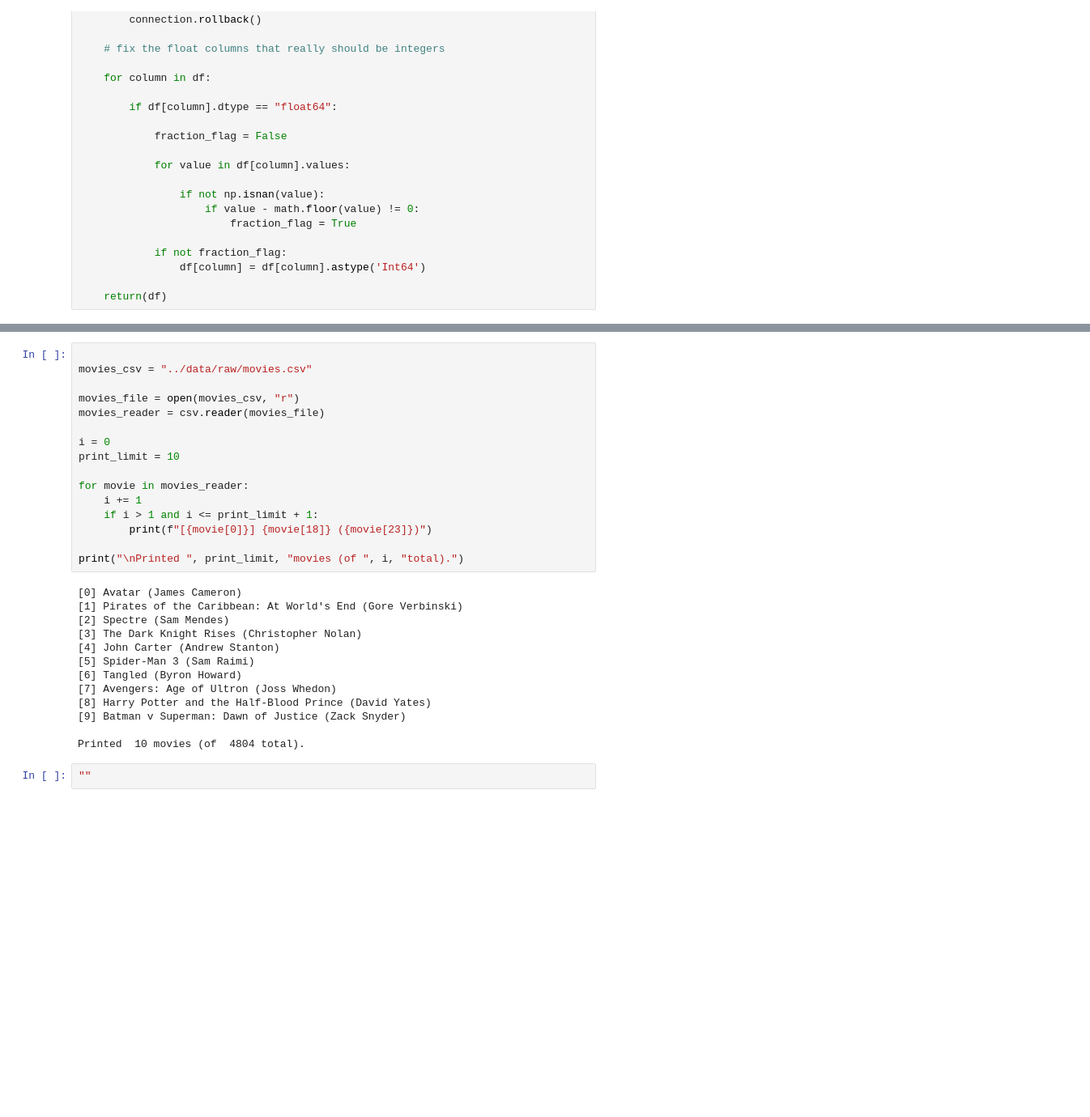
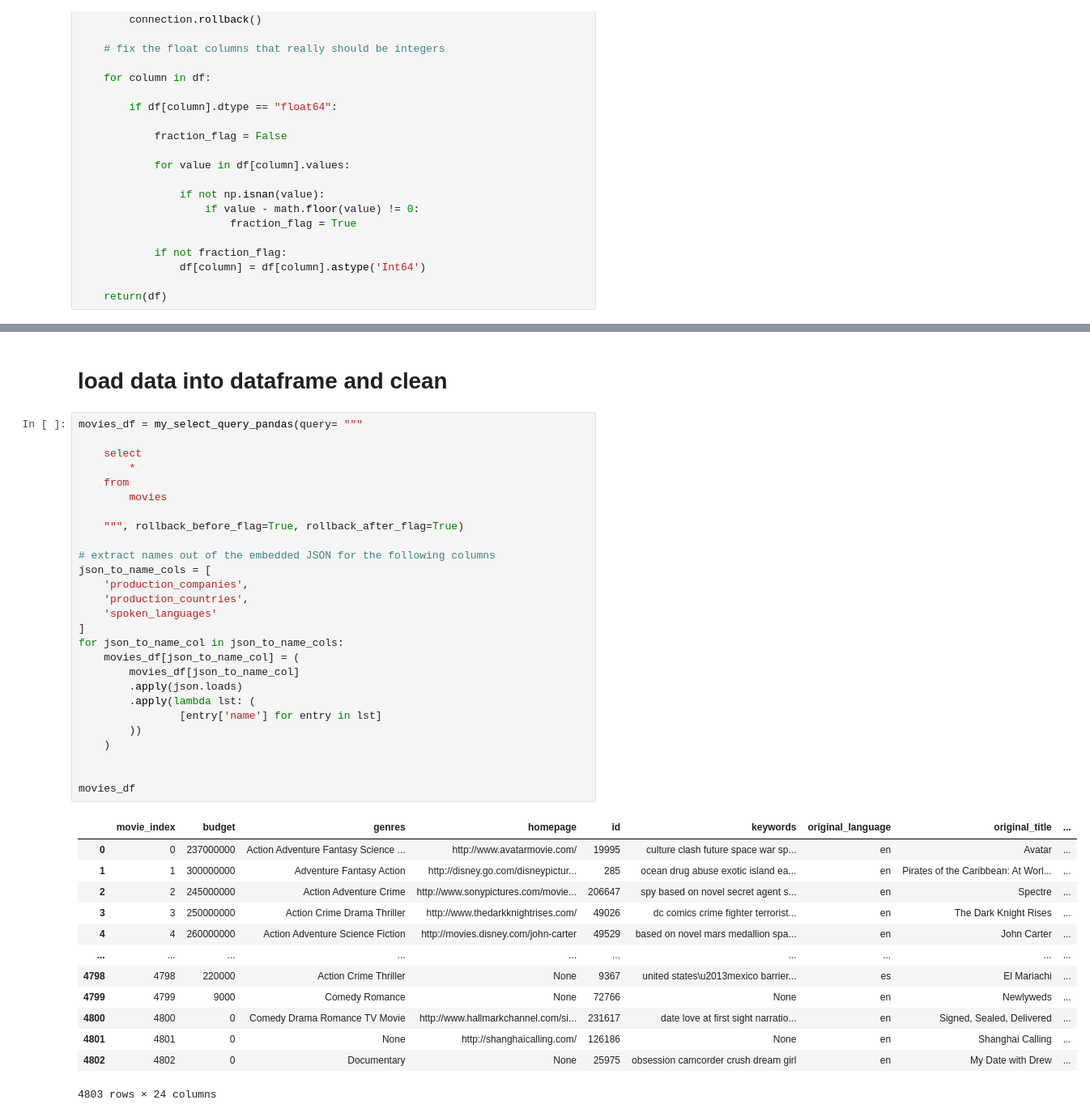
Before and after one commit to richardshelby/movie-recommendation-system, a Jupyter notebook: code/1.0-rjs-eda.ipynb, the cells around one changed output, grey strips where cells are left out. Shown at 81% size. Cells and saved outputs as stored; diff of their text form; blank space fills up the shorter version.

```diff
--- a/code/1.0-rjs-eda.ipynb
+++ b/code/1.0-rjs-eda.ipynb
@@ -98,31 +214,43 @@ connection.rollback()
-# %%
-
-movies_csv = "../data/raw/movies.csv"
-
-movies_file = open(movies_csv, "r")
-movies_reader = csv.reader(movies_file)
-
-i = 0
-print_limit = 10
-
-for movie in movies_reader:
-    i += 1
-    if i > 1 and i <= print_limit + 1:
-        print(f"[{movie[0]}] {movie[18]} ({movie[23]})")
-
-print("\nPrinted ", print_limit, "movies (of ", i, "total).")
-# %% [output]
-[0] Avatar (James Cameron)
-[1] Pirates of the Caribbean: At World's End (Gore Verbinski)
-[2] Spectre (Sam Mendes)
-[3] The Dark Knight Rises (Christopher Nolan)
-[4] John Carter (Andrew Stanton)
-[5] Spider-Man 3 (Sam Raimi)
-[6] Tangled (Byron Howard)
-[7] Avengers: Age of Ultron (Joss Whedon)
-[8] Harry Potter and the Half-Blood Prince (David Yates)
-[9] Batman v Superman: Dawn of Justice (Zack Snyder)
-
-Printed  10 movies (of  4804 total).
-# %%
-""
+# %% [markdown]
+# load data into dataframe and clean
+# %%
+movies_df = my_select_query_pandas(query= """
+
+    select
+        *
+    from
+        movies
+
+    """, rollback_before_flag=True, rollback_after_flag=True)
+
+# extract names out of the embedded JSON for the following columns
+json_to_name_cols = [
+    'production_companies',
+    'production_countries',
+    'spoken_languages'
+]
+for json_to_name_col in json_to_name_cols:
+    movies_df[json_to_name_col] = (
+        movies_df[json_to_name_col]
+        .apply(json.loads)
+        .apply(lambda lst: (
+                [entry['name'] for entry in lst]
+        ))
+    )
+
+
+movies_df
+# %% [output]
+|  | movie_index | budget | genres | homepage | id | keywords | original_language | original_title | ... |
+| 0 | 0 | 237000000 | Action Adventure Fantasy Science ... | http://www.avatarmovie.com/ | 19995 | culture clash future space war sp... | en | Avatar | ... |
+| 1 | 1 | 300000000 | Adventure Fantasy Action | http://disney.go.com/disneypictur... | 285 | ocean drug abuse exotic island ea... | en | Pirates of the Caribbean: At Worl... | ... |
+| 2 | 2 | 245000000 | Action Adventure Crime | http://www.sonypictures.com/movie... | 206647 | spy based on novel secret agent s... | en | Spectre | ... |
+| 3 | 3 | 250000000 | Action Crime Drama Thriller | http://www.thedarkknightrises.com/ | 49026 | dc comics crime fighter terrorist... | en | The Dark Knight Rises | ... |
+| 4 | 4 | 260000000 | Action Adventure Science Fiction | http://movies.disney.com/john-carter | 49529 | based on novel mars medallion spa... | en | John Carter | ... |
+| ... | ... | ... | ... | ... | ... | ... | ... | ... | ... |
+| 4798 | 4798 | 220000 | Action Crime Thriller | None | 9367 | united states\u2013mexico barrier... | es | El Mariachi | ... |
+| 4799 | 4799 | 9000 | Comedy Romance | None | 72766 | None | en | Newlyweds | ... |
+| 4800 | 4800 | 0 | Comedy Drama Romance TV Movie | http://www.hallmarkchannel.com/si... | 231617 | date love at first sight narratio... | en | Signed, Sealed, Delivered | ... |
+| 4801 | 4801 | 0 | None | http://shanghaicalling.com/ | 126186 | None | en | Shanghai Calling | ... |
+| 4802 | 4802 | 0 | Documentary | None | 25975 | obsession camcorder crush dream girl | en | My Date with Drew | ... |
+4803 rows × 24 columns
```
Also changed, not shown: parts of 22 cells of this notebook.
